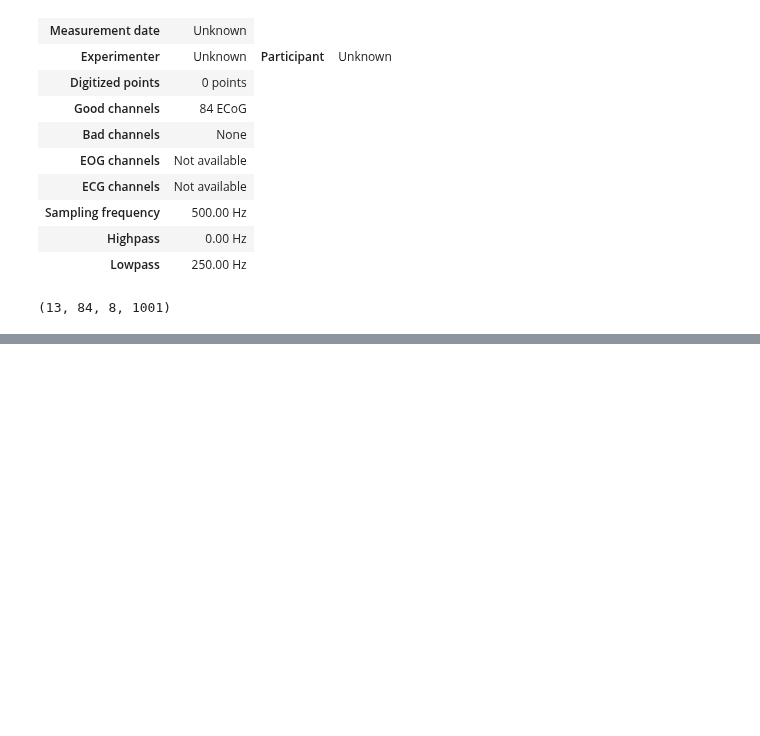
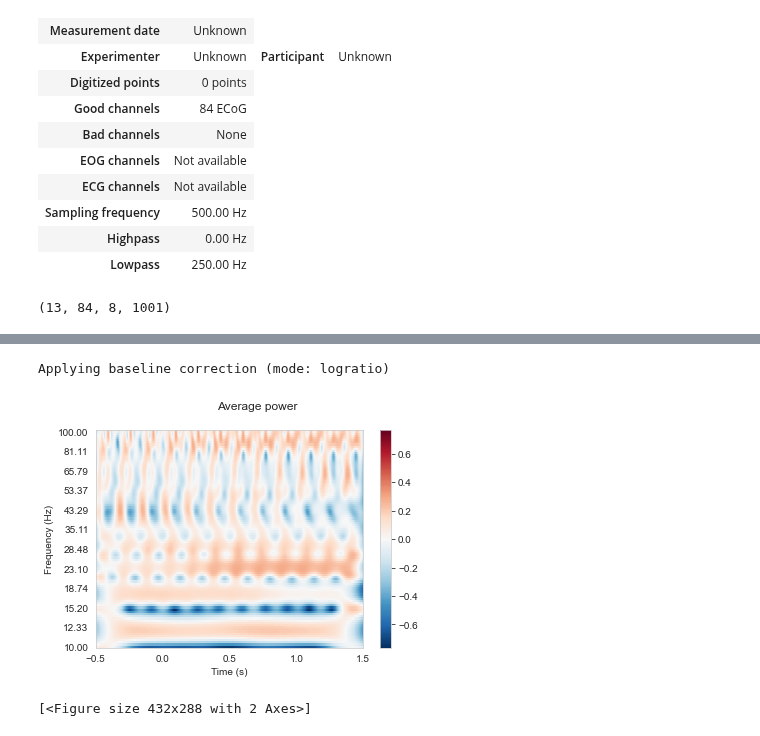
Before and after one commit to NevVerVer/Neuromatch_2022_EcoG_movements, a Jupyter notebook: pipeline/1_ecog_tfr_plots.ipynb, the cells around one changed output, grey strips where cells are left out. Saved outputs shown, nothing was run; the diff lists cells and outputs as text; code cells hidden in the pictures; blank space fills up the shorter version.

```diff
--- a/pipeline/1_ecog_tfr_plots.ipynb
+++ b/pipeline/1_ecog_tfr_plots.ipynb
@@ -84 +118,9 @@ avgpower = epochs_tfr.average(dim = 'epochs')
+# %%
+avgpower = epochs_tfr.average(dim = 'epochs')
+avgpower.plot(picks=[13], title="Average power",
+              baseline=(-0.5, -0.3), mode='logratio') # , yscale='log'
+# %% [output]
+Applying baseline correction (mode: logratio)
+[figure, added]
+[<Figure size 432x288 with 2 Axes>]
 # %%
```
Also changed, not shown: parts of 16 cells of this notebook.
